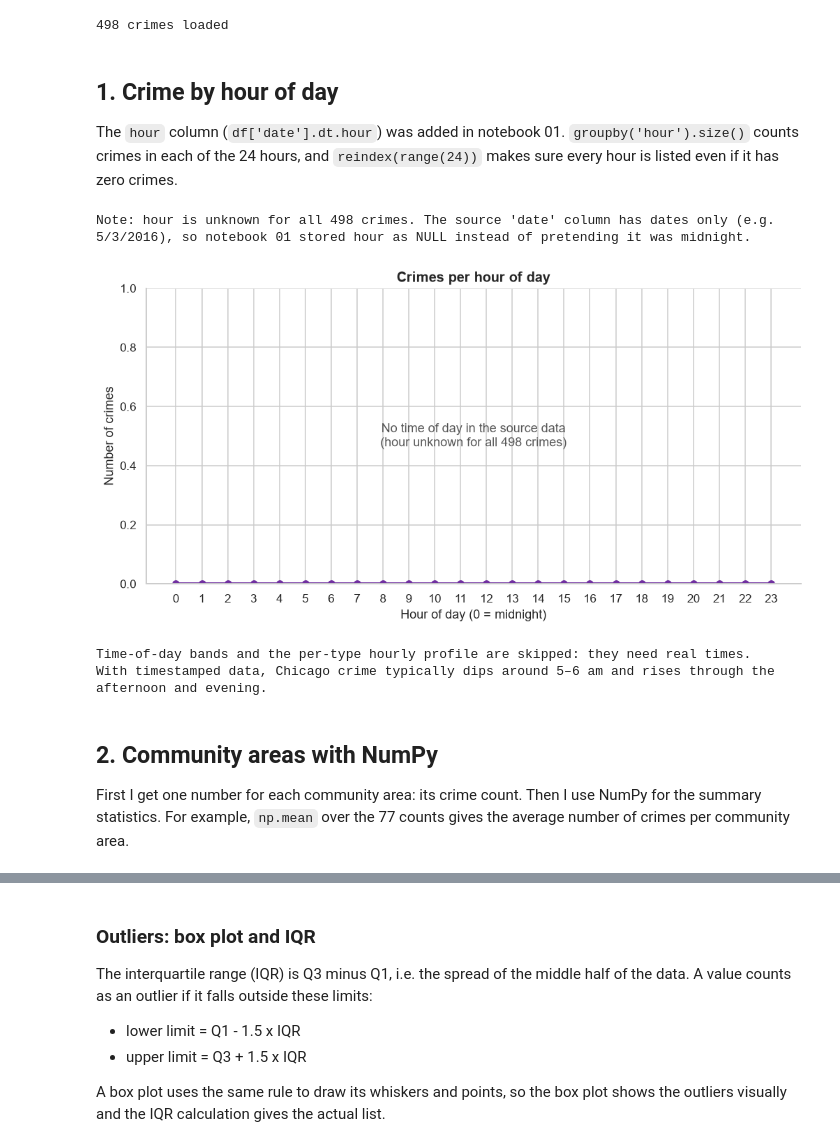
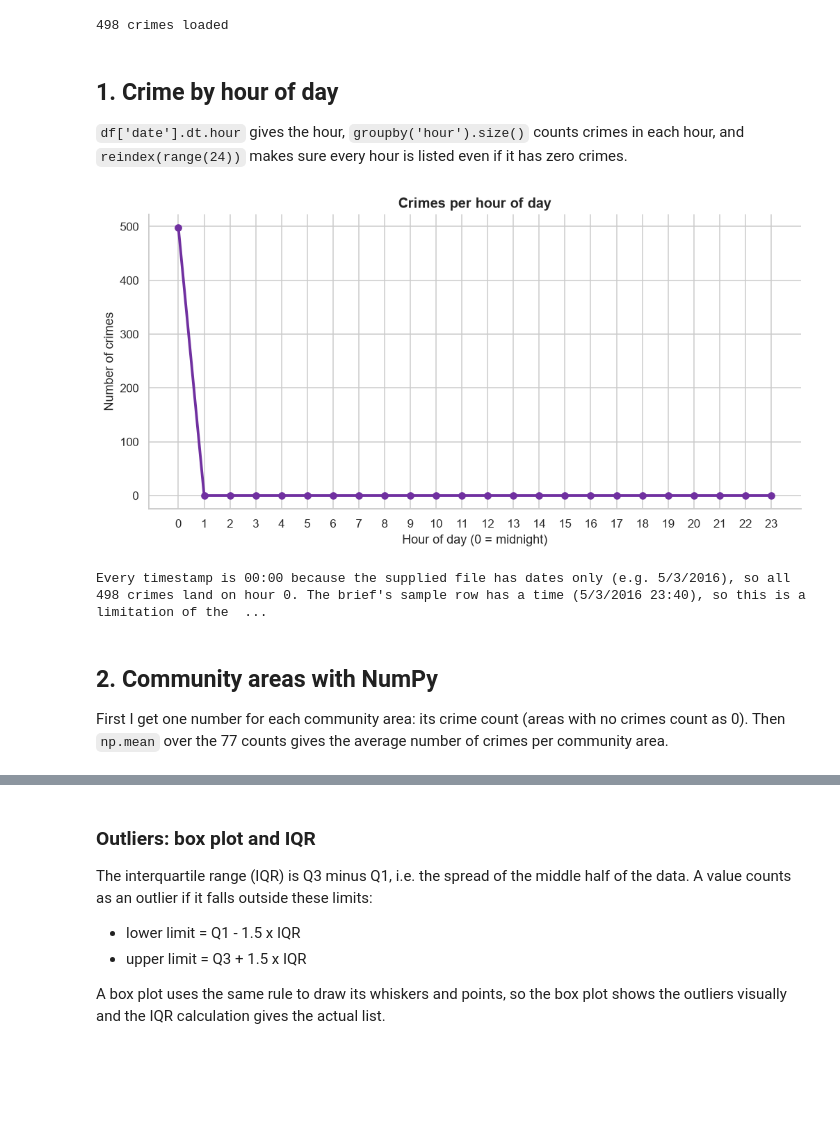
Before and after one commit to legion9755/chicago-crime-project, a Jupyter notebook: 03_statistical_insights.ipynb, the cells around one changed output, grey strips where cells are left out. Drawn from its saved outputs; the diff is of its cells as text; code cells hidden in the pictures; blank space fills up the shorter version.

```diff
--- a/03_statistical_insights.ipynb
+++ b/03_statistical_insights.ipynb
@@ -22,66 +22,26 @@ print(f"{len(df):,} crimes loaded")
 498 crimes loaded
 # %% [markdown]
 ## 1. Crime by hour of day
-The `hour` column (`df['date'].dt.hour`) was added in notebook 01. `groupby('hour').size()` counts crimes in each of the 24 hours, and `reindex(range(24))` makes sure every hour is listed even if it has zero crimes.
+`df['date'].dt.hour` gives the hour, `groupby('hour').size()` counts crimes in each hour, and `reindex(range(24))` makes sure every hour is listed even if it has zero crimes.
-# %%
-# hour is NULL when the source date had no time (see notebook 01), so count only known hours
-known_hour = df["hour"].dropna().astype(int)
-crimes_by_hour = known_hour.value_counts().reindex(range(24), fill_value=0).sort_index()
-HAS_TIME = len(known_hour) > 0
-if not HAS_TIME:
-    print(f"Note: hour is unknown for all {len(df):,} crimes. The source 'date' column has dates only "
-          "(e.g. 5/3/2016), so notebook 01 stored hour as NULL instead of pretending it was midnight.")
-elif known_hour.size < len(df):
-    print(f"hour is known for {known_hour.size:,} of {len(df):,} crimes; the chart uses those.")
-
-fig, ax = plt.subplots()
-ax.plot(crimes_by_hour.index, crimes_by_hour.values, marker="o", linewidth=2.5, color="#7030a0")
-ax.fill_between(crimes_by_hour.index, crimes_by_hour.values, alpha=.12, color="#7030a0")
-if HAS_TIME:
-    peak, low = crimes_by_hour.idxmax(), crimes_by_hour.idxmin()
-    ax.annotate(f"peak {peak}:00", (peak, crimes_by_hour[peak]), xytext=(0, 10),
-                textcoords="offset points", ha="center", color="#c00000", fontweight="bold")
-    ax.annotate(f"low {low}:00", (low, crimes_by_hour[low]), xytext=(0, -18),
-                textcoords="offset points", ha="center", color="#1f4e79", fontweight="bold")
-    ax.set_ylim(0, crimes_by_hour.max() * 1.15)
-else:
-    ax.text(0.5, 0.5, f"No time of day in the source data\n(hour unknown for all {len(df):,} crimes)",
-            transform=ax.transAxes, ha="center", va="center", fontsize=12, color="#555555")
-    ax.set_ylim(0, 1)
-ax.set(title="Crimes per hour of day", xlabel="Hour of day (0 = midnight)", ylabel="Number of crimes")
-ax.set_xticks(range(24))
-cu.save_fig(fig, "uc3_01_crimes_per_hour")
-plt.show()
-# %% [output]
-Note: hour is unknown for all 498 crimes. The source 'date' column has dates only (e.g. 5/3/2016), so notebook 01 stored hour as NULL instead of pretending it was midnight.
-[figure, removed]
-# %%
-if not HAS_TIME:
-    print("Time-of-day bands and the per-type hourly profile are skipped: they need real times.")
-    print("With timestamped data, Chicago crime typically dips around 5–6 am and rises through the "
-          "afternoon and evening.")
-else:
-  bands = pd.cut(df["hour"], bins=[-1, 5, 11, 17, 23],
-                 labels=["Night (0-5)", "Morning (6-11)", "Afternoon (12-17)", "Evening (18-23)"])
-  band_share = bands.value_counts(normalize=True).mul(100).round(1).sort_index()
-  display(band_share.to_frame("% of crimes").T)
-  print(f"Peak hour: {peak}:00 ({crimes_by_hour[peak]:,}) | Quietest: {low}:00 ({crimes_by_hour[low]:,})")
-  print(f"The peak hour has {crimes_by_hour[peak] / crimes_by_hour[low]:.1f}x the crimes of the quietest hour.")
-
-  # Extra: does the hourly pattern change by crime type? In this heatmap each row adds up to
-  # 100%, so it compares the shape of each pattern rather than the volume.
-  top6 = df["primary_type"].value_counts().head(6).index
-  shape = (pd.crosstab(df.loc[df["primary_type"].isin(top6), "primary_type"],
-                       df.loc[df["primary_type"].isin(top6), "hour"], normalize="index") * 100)
-  fig, ax = plt.subplots(figsize=(13, 4))
-  sns.heatmap(shape, cmap="mako_r", ax=ax, cbar_kws={"label": "% of that crime type"})
-  ax.set(title="Hourly profile of the top 6 crime types", xlabel="Hour of day", ylabel="")
-  cu.save_fig(fig, "uc3_02_hourly_profile_by_type")
-  plt.show()
-# %% [output]
-Time-of-day bands and the per-type hourly profile are skipped: they need real times.
-With timestamped data, Chicago crime typically dips around 5–6 am and rises through the afternoon and evening.
+# %%
+df["hour"] = df["date"].dt.hour
+crimes_by_hour = df.groupby("hour").size().reindex(range(24), fill_value=0)
+
+fig, ax = plt.subplots()
+ax.plot(crimes_by_hour.index, crimes_by_hour.values, marker="o", linewidth=2.5, color="#7030a0")
+ax.set(title="Crimes per hour of day", xlabel="Hour of day (0 = midnight)", ylabel="Number of crimes")
+ax.set_xticks(range(24))
+cu.save_fig(fig, "uc3_01_crimes_per_hour")
+plt.show()
+
+if (df["date"].dt.time == pd.Timestamp(0).time()).all():
+    print(f"Every timestamp is 00:00 because the supplied file has dates only (e.g. 5/3/2016), so all "
+          f"{len(df):,} crimes land on hour 0. The brief's sample row has a time (5/3/2016 23:40), so this "
+          "is a limitation of the supplied file.")
+# %% [output]
+[figure, added]
+Every timestamp is 00:00 because the supplied file has dates only (e.g. 5/3/2016), so all 498 crimes land on hour 0. The brief's sample row has a time (5/3/2016 23:40), so this is a limitation of the  ...
 # %% [markdown]
 ## 2. Community areas with NumPy
 
-First I get one number for each community area: its crime count. Then I use NumPy for the summary statistics. For example, `np.mean` over the 77 counts gives the average number of crimes per community area.
+First I get one number for each community area: its crime count (areas with no crimes count as 0). Then `np.mean` over the 77 counts gives the average number of crimes per community area.
```
Also changed, not shown: parts of 13 cells of this notebook, 19 other files.
